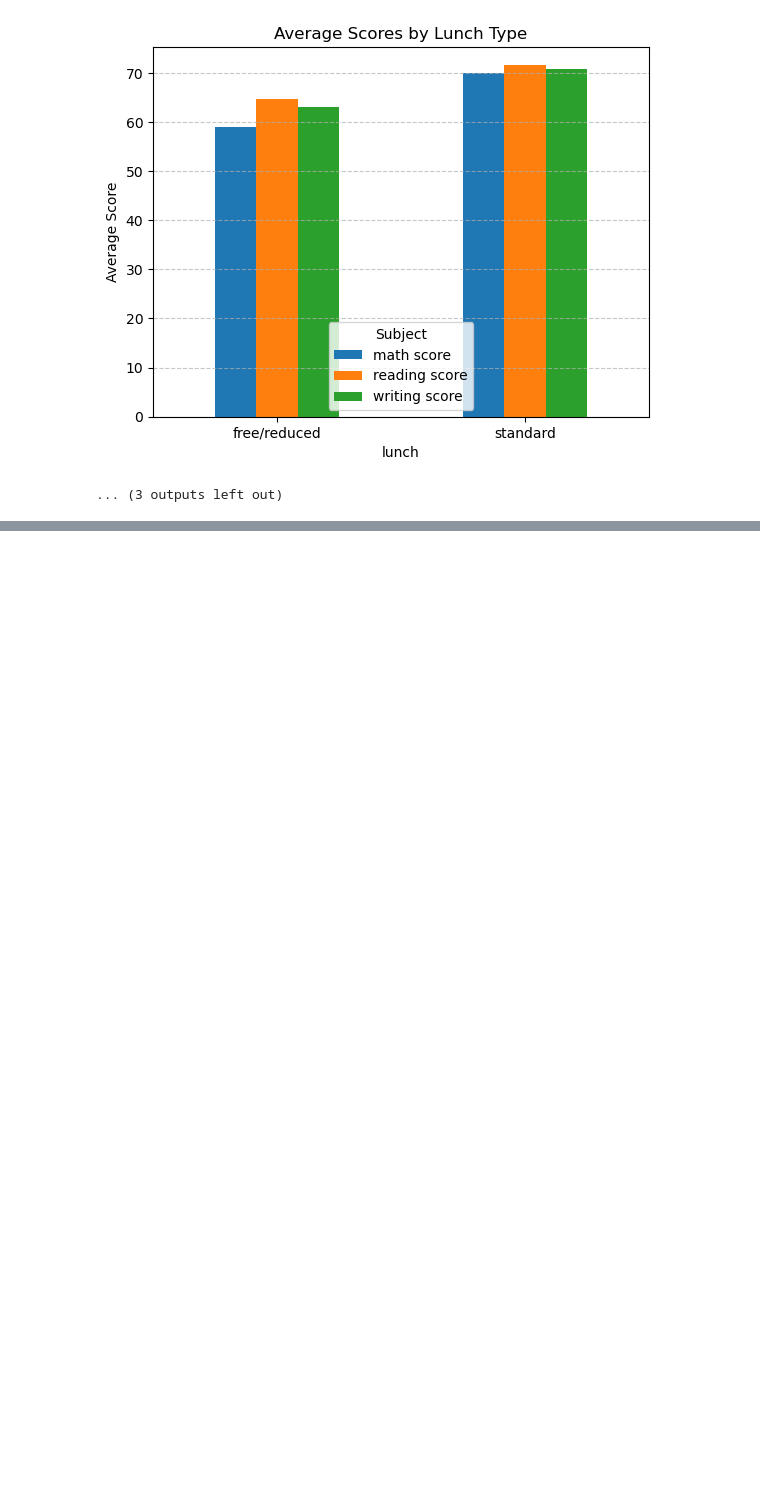
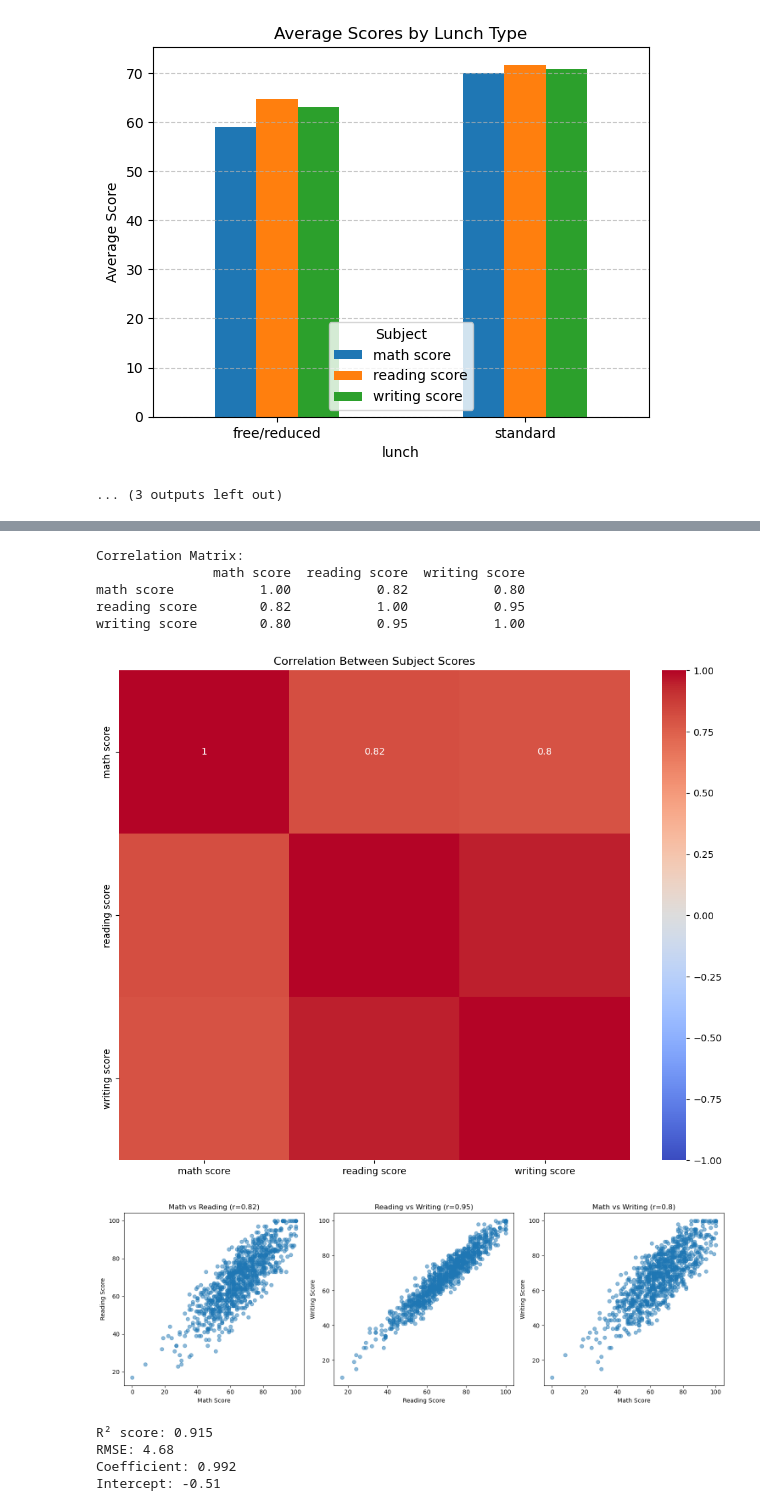
Before and after one commit to Ruks-7/Data-Science, a Jupyter notebook: Student_Performance/performance.ipynb, the cells around one changed output, grey strips where cells are left out. Drawn from its saved outputs; the diff is of its cells as text; code cells hidden in the pictures; blank space fills up the shorter version.

Commit message:
Completed correlational analysis

```diff
--- a/Student_Performance/performance.ipynb
+++ b/Student_Performance/performance.ipynb
@@ -243,0 +260,78 @@ standard       70.034109      71.654264      70.823256
+# %%
+
+# Create a correlation matrix for all three subjects
+score_cols = ["math score", "reading score", "writing score"]
+corr_matrix = df[score_cols].corr().round(2)
+print("\nCorrelation Matrix:")
+print(corr_matrix)
+
+# Visualize the correlations with a heatmap
+
+plt.figure(figsize=(10, 8))
+sns.heatmap(corr_matrix, annot=True, cmap="coolwarm", vmin=-1, vmax=1)
+plt.title("Correlation Between Subject Scores")
+plt.tight_layout()
+plt.show()
+
+# Visualize relationships with scatter plots
+plt.figure(figsize=(15, 5))
+
+# Math vs Reading
+plt.subplot(1, 3, 1)
+plt.scatter(df["math score"], df["reading score"], alpha=0.5)
+plt.title(f"Math vs Reading (r={math_reading.round(2)})")
+plt.xlabel("Math Score")
+plt.ylabel("Reading Score")
+
+# Reading vs Writing
+plt.subplot(1, 3, 2)
+plt.scatter(df["reading score"], df["writing score"], alpha=0.5)
+plt.title(f"Reading vs Writing (r={reading_writing.round(2)})")
+plt.xlabel("Reading Score")
+plt.ylabel("Writing Score")
+
+# Math vs Writing
+plt.subplot(1, 3, 3)
+plt.scatter(df["math score"], df["writing score"], alpha=0.5)
+plt.title(f"Math vs Writing (r={math_writing.round(2)})")
+plt.xlabel("Math Score")
+plt.ylabel("Writing Score")
+
+plt.tight_layout()
+plt.show()
+# %% [output]
+Correlation Matrix:
+               math score  reading score  writing score
+math score           1.00           0.82           0.80
+reading score        0.82           1.00           0.95
+writing score        0.80           0.95           1.00
+[figure, added]
+[figure, added]
+# %%
+# Performance prediction using a simple linear regression model
+
+# Predict writing scores from reading scores
+X = df[["reading score"]].values
+y = df["writing score"].values
+
+# Split data
+X_train, X_test, y_train, y_test = train_test_split(X, y, test_size=0.3, random_state=42)
+
+# Train model
+model = LinearRegression()
+model.fit(X_train, y_train)
+
+# Evaluate
+y_pred = model.predict(X_test)
+r2 = r2_score(y_test, y_pred)  # Coefficient of determination
+rmse = np.sqrt(mean_squared_error(y_test, y_pred)) # Root Mean Square Error
+
+print(f"R² score: {r2.round(3)}")
+print(f"RMSE: {rmse.round(2)}")
+print(f"Coefficient: {model.coef_[0].round(3)}")
+print(f"Intercept: {model.intercept_.round(2)}")
+# %% [output]
+R² score: 0.915
+RMSE: 4.68
+Coefficient: 0.992
+Intercept: -0.51
```
Also changed, not shown: parts of 4 cells of this notebook, 1 other file.
